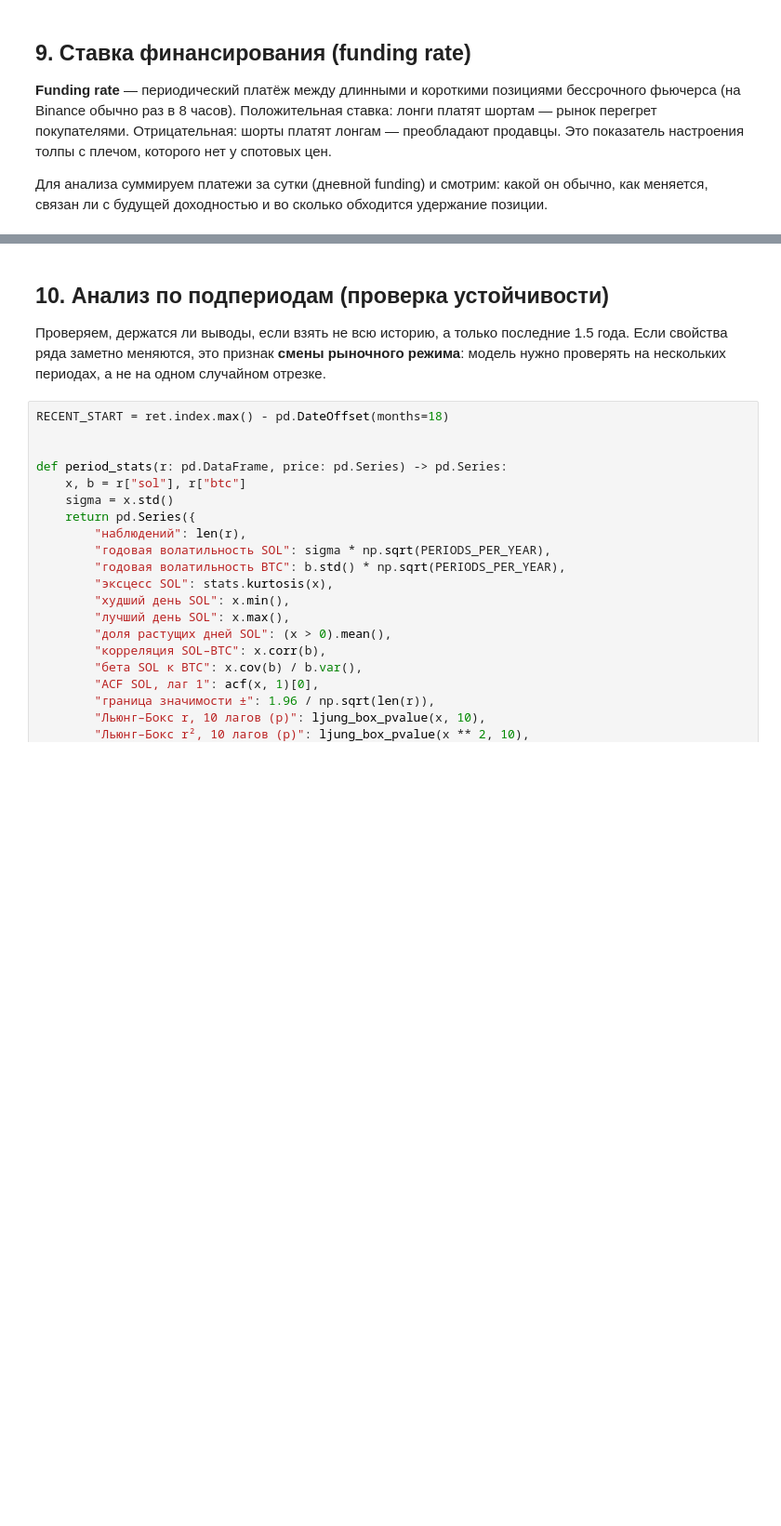
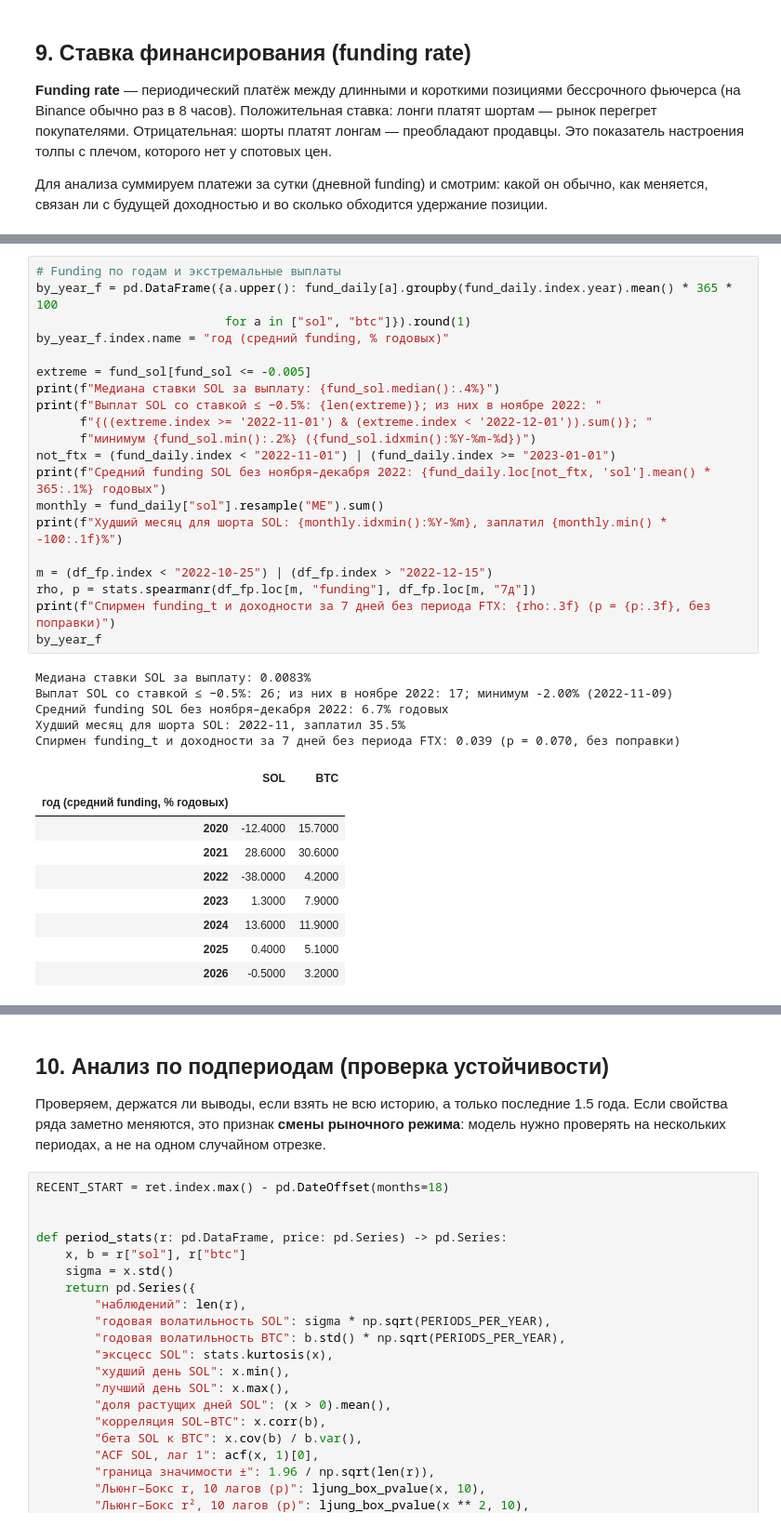
Before and after one commit to NiELlsee/crypto-price-prediction, a Jupyter notebook: notebooks/01_eda.ipynb, the cells around one changed output, grey strips where cells are left out. Shown at 93% size. Saved outputs shown, nothing was run; the diff lists cells and outputs as text; blank space fills up the shorter version.

```diff
--- a/notebooks/01_eda.ipynb
+++ b/notebooks/01_eda.ipynb
@@ -564 +770,36 @@ cost
+# %%
+# Funding по годам и экстремальные выплаты
+by_year_f = pd.DataFrame({a.upper(): fund_daily[a].groupby(fund_daily.index.year).mean() * 365 * 100
+                          for a in ["sol", "btc"]}).round(1)
+by_year_f.index.name = "год (средний funding, % годовых)"
+
+extreme = fund_sol[fund_sol <= -0.005]
+print(f"Медиана ставки SOL за выплату: {fund_sol.median():.4%}")
+print(f"Выплат SOL со ставкой ≤ −0.5%: {len(extreme)}; из них в ноябре 2022: "
+      f"{((extreme.index >= '2022-11-01') & (extreme.index < '2022-12-01')).sum()}; "
+      f"минимум {fund_sol.min():.2%} ({fund_sol.idxmin():%Y-%m-%d})")
+not_ftx = (fund_daily.index < "2022-11-01") | (fund_daily.index >= "2023-01-01")
+print(f"Средний funding SOL без ноября–декабря 2022: {fund_daily.loc[not_ftx, 'sol'].mean() * 365:.1%} годовых")
+monthly = fund_daily["sol"].resample("ME").sum()
+print(f"Худший месяц для шорта SOL: {monthly.idxmin():%Y-%m}, заплатил {monthly.min() * -100:.1f}%")
+
+m = (df_fp.index < "2022-10-25") | (df_fp.index > "2022-12-15")
+rho, p = stats.spearmanr(df_fp.loc[m, "funding"], df_fp.loc[m, "7д"])
+print(f"Спирмен funding_t и доходности за 7 дней без периода FTX: {rho:.3f} (p = {p:.3f}, без поправки)")
+by_year_f
+# %% [output]
+Медиана ставки SOL за выплату: 0.0083%
+Выплат SOL со ставкой ≤ −0.5%: 26; из них в ноябре 2022: 17; минимум -2.00% (2022-11-09)
+Средний funding SOL без ноября–декабря 2022: 6.7% годовых
+Худший месяц для шорта SOL: 2022-11, заплатил 35.5%
+Спирмен funding_t и доходности за 7 дней без периода FTX: 0.039 (p = 0.070, без поправки)
+|  | SOL | BTC |
+| год (средний funding, % годовых) |  |  |
+| 2020 | -12.4000 | 15.7000 |
+| 2021 | 28.6000 | 30.6000 |
+| 2022 | -38.0000 | 4.2000 |
+| 2023 | 1.3000 | 7.9000 |
+| 2024 | 13.6000 | 11.9000 |
+| 2025 | 0.4000 | 5.1000 |
+| 2026 | -0.5000 | 3.2000 |
 # %% [markdown]
```
Also changed, not shown: parts of 40 cells of this notebook, 1 other file.
